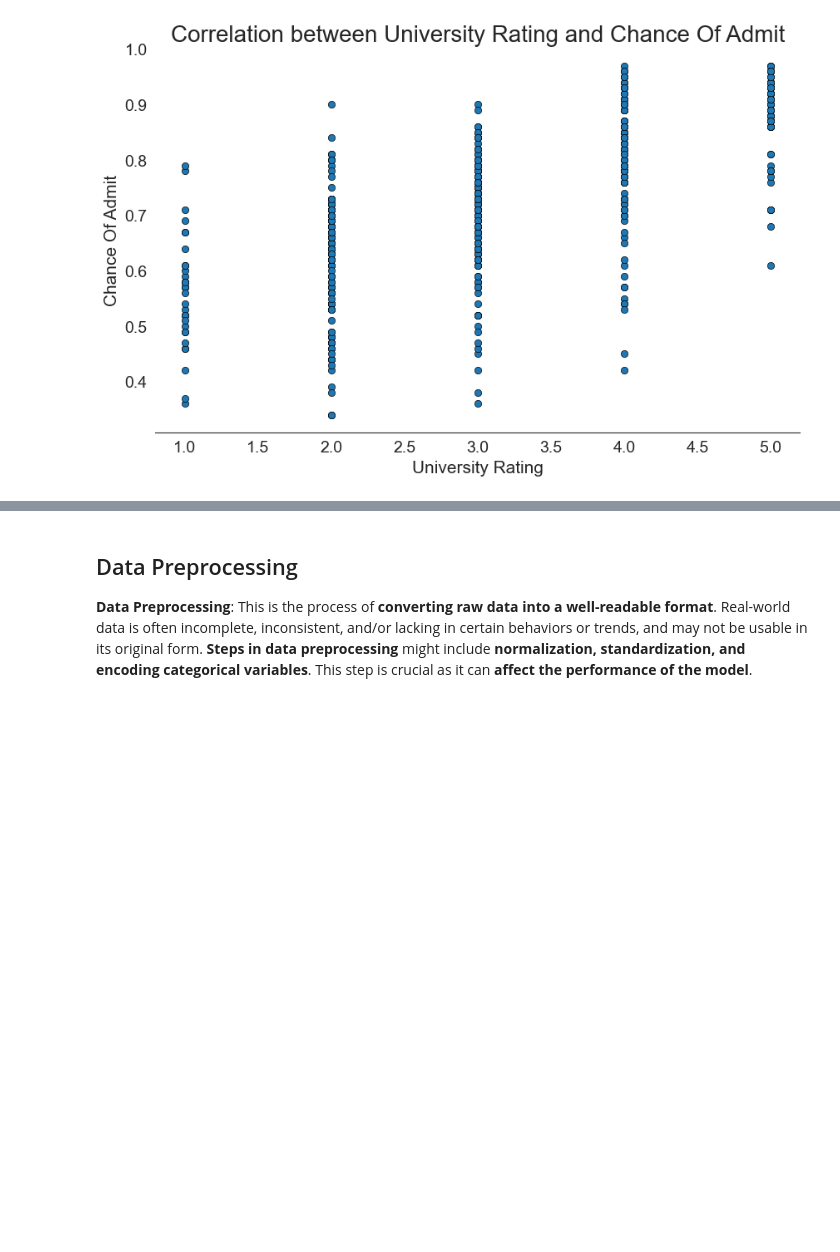
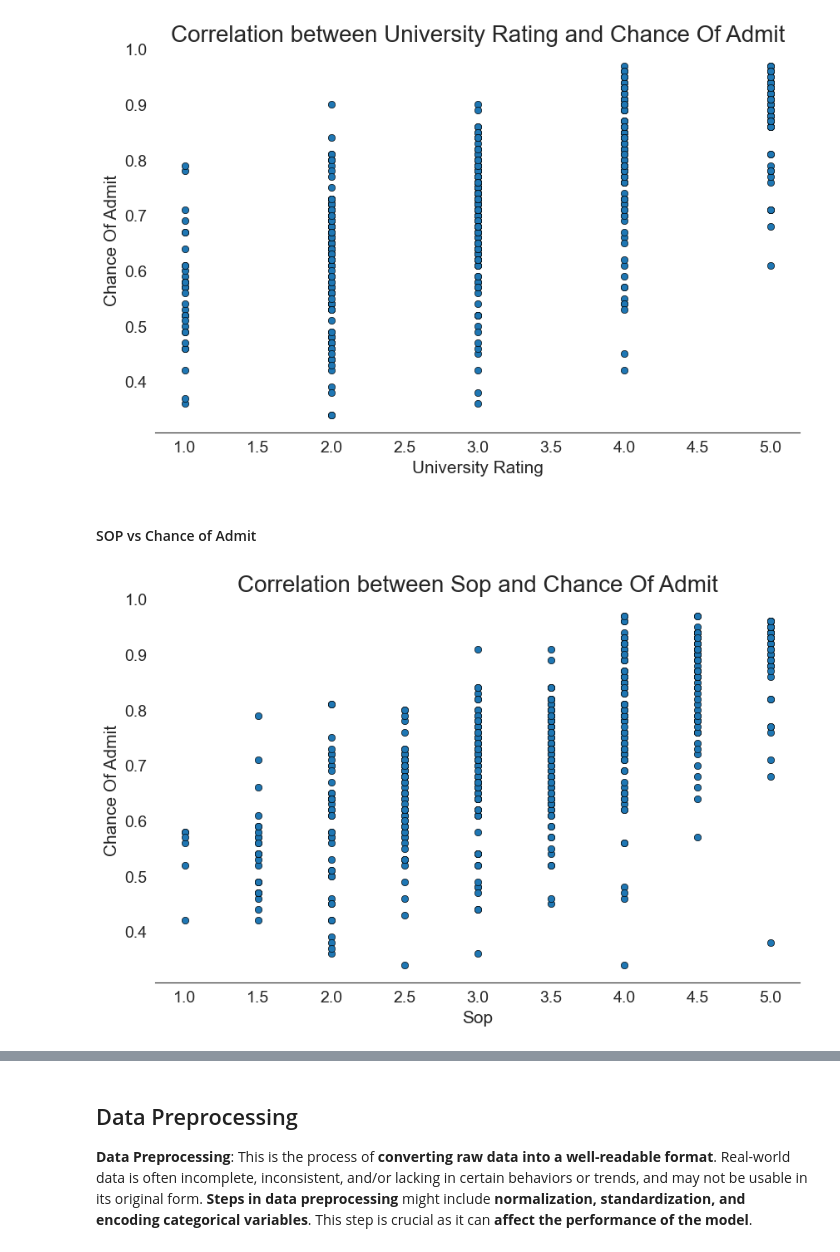
Before and after one commit to stefansphtr/Deep-Learning-Regression-with-Admissions-Data, a Jupyter notebook: Graduate_Admissions_Prediction_with_TensorFlow.ipynb, the cells around one changed output, grey strips where cells are left out. Saved outputs shown, nothing was run; the diff lists cells and outputs as text; code cells hidden in the pictures; blank space fills up the shorter version.

Commit message:
chore(eda): complete bivariate analysis
This commit add bivariate analysis that compare each features from sop up to research  with target chance_of_admit

```diff
--- a/Graduate_Admissions_Prediction_with_TensorFlow.ipynb
+++ b/Graduate_Admissions_Prediction_with_TensorFlow.ipynb
@@ -485,3 +485,14 @@ utils.plot_correlation(
 )
 # %% [output]
 [figure]
+# %% [markdown]
+#### SOP vs Chance of Admit
+# %%
+# Plot the scatter plot of SOP vs Chance of Admit
+utils.plot_correlation(
+    df=df_admissions,
+    feature="sop",
+    target="chance_of_admit",
+)
+# %% [output]
+[figure, added]
```
Also changed, not shown: parts of 7 cells of this notebook.
